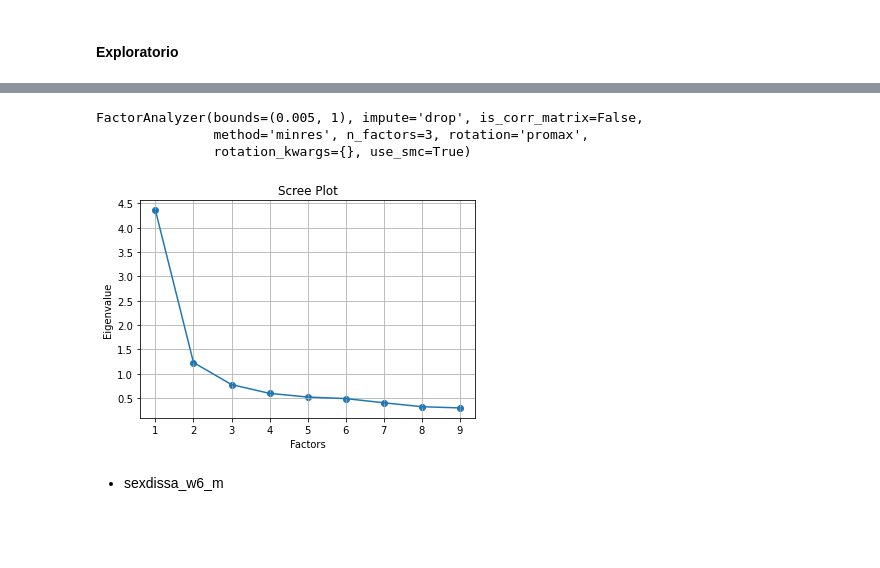
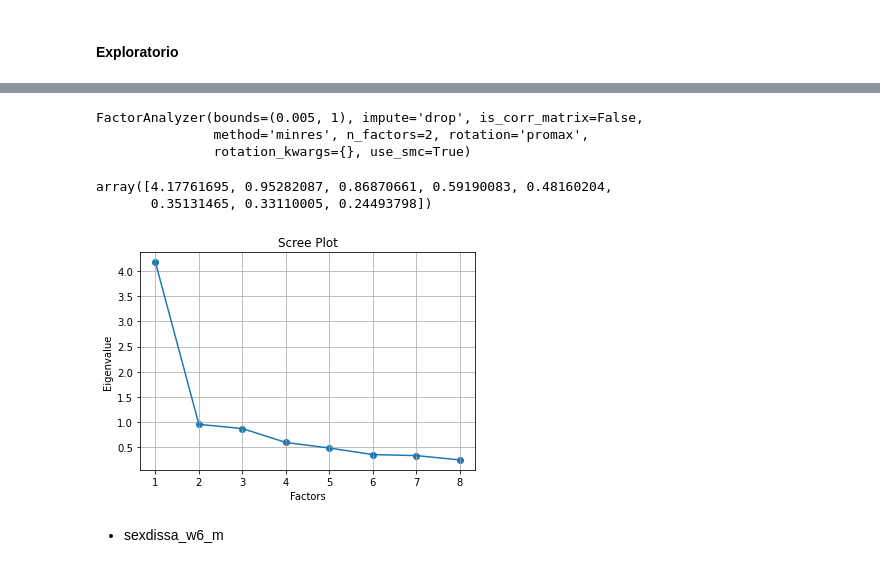
Before and after one commit to ateneatla/sexinsa_qol_ELSA, a Jupyter notebook: anexo.ipynb, the cells around one changed output, grey strips where cells are left out. Saved outputs shown, nothing was run; the diff lists cells and outputs as text; code cells hidden in the pictures; blank space fills up the shorter version.

```diff
--- a/anexo.ipynb
+++ b/anexo.ipynb
@@ -1156,7 +1127,7 @@ Length: 2255, dtype: float64
 # %% [markdown]
 * Eliminar los valores perdidos del dataframe sexdissa_w6 (female)
 # %%
-items_sexdissa_without_nan_w6_f_df = items_sexdissa_w6_f_df.dropna(axis=1, thresh=3)
+items_sexdissa_without_nan_w6_f_df = items_sexdissa_w6_f_df.dropna()
 # %%
 items_sexdissa_without_nan_w6_f_df
 # %% [output]
@@ -1223,25 +1222,29 @@ kmo_model_value_sexdissa_w6_f
 # %%
-fa_sexdissa_w6_f= FactorAnalyzer(bounds=(0.005, 1), impute='drop', is_corr_matrix=False,
-               method='minres', n_factors=3, rotation='promax',
+fa_sexdissa_w6_f = FactorAnalyzer(bounds=(0.005, 1), impute='drop', is_corr_matrix=False,
+               method='minres', n_factors=2, rotation='promax',
                rotation_kwargs={}, use_smc=True)
 # %%
-fa_sexdissa_w6_f.fit(items_sexdissa_without_nan_w6_m_df)
+fa_sexdissa_w6_f.fit(items_sexdissa_without_nan_w6_f_df)
 # %% [output]
 FactorAnalyzer(bounds=(0.005, 1), impute='drop', is_corr_matrix=False,
-               method='minres', n_factors=3, rotation='promax',
+               method='minres', n_factors=2, rotation='promax',
                rotation_kwargs={}, use_smc=True)
 # %%
 ev_sexdissa_w6_f, v_sexdissa_w6_f = fa_sexdissa_w6_f.get_eigenvalues()
+ev_sexdissa_w6_f
+# %% [output]
+array([4.17761695, 0.95282087, 0.86870661, 0.59190083, 0.48160204,
+       0.35131465, 0.33110005, 0.24493798])
 # %%
-plt.scatter(range(1, items_sexdissa_without_nan_w6_m_df.shape[1]+1), ev_sexdissa_w6_f)
-plt.plot(range(1, items_sexdissa_without_nan_w6_m_df.shape[1]+1), ev_sexdissa_w6_f)
+plt.scatter(range(1, items_sexdissa_without_nan_w6_f_df.shape[1]+1), ev_sexdissa_w6_f)
+plt.plot(range(1, items_sexdissa_without_nan_w6_f_df.shape[1]+1), ev_sexdissa_w6_f)
 plt.title('Scree Plot')
 plt.xlabel('Factors')
 plt.ylabel('Eigenvalue')
 plt.grid()
 plt.show()
 # %% [output]
-[figure, old version]
+[figure, new version]
 # %% [markdown]
 * sexdissa_w6_m
 # %% [markdown]
```
Also changed, not shown: parts of 91 cells of this notebook.
